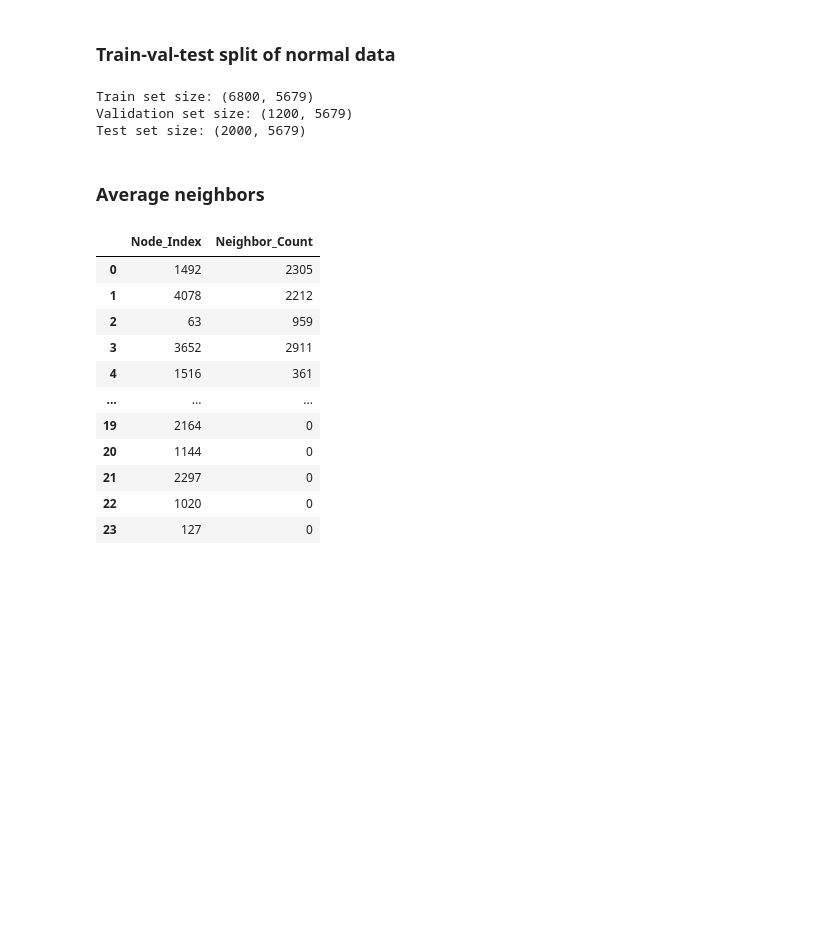
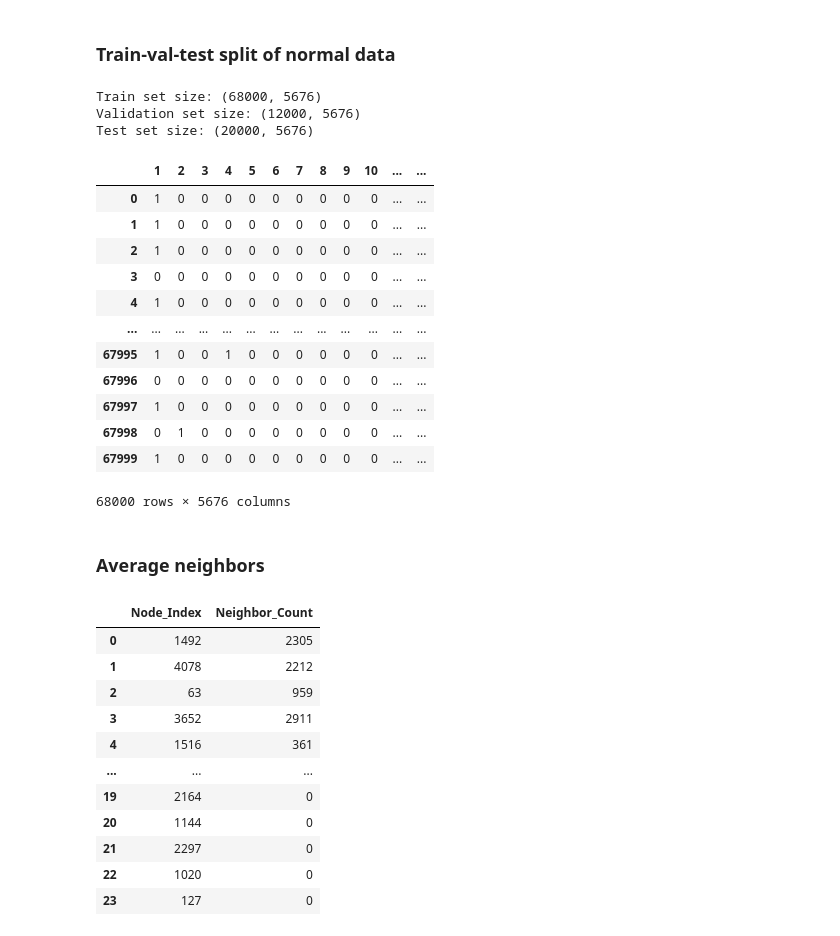
Before and after one commit to dszarvas/coNNect, a Jupyter notebook: coNNect.ipynb, the cells around one changed output. Drawn from its saved outputs; the diff is of its cells as text; code cells hidden in the pictures; blank space fills up the shorter version.

```diff
--- a/coNNect.ipynb
+++ b/coNNect.ipynb
@@ -749,14 +802,14 @@ only_neighbour_df = all_node_pairs['connected'] = all_node_pairs.apply(lambda ro
 from sklearn.model_selection import train_test_split
 
 
-train_pairs, test_pairs = train_test_split(sampled_node_pairs, test_size=0.2, random_state=42)
-train_pairs, val_pairs = train_test_split(train_pairs, test_size=0.15, random_state=42)
+train_x,test_x,  train_y, test_y = train_test_split(x, y, test_size=0.2, random_state=42)
+train_x, val_x,  train_y, val_y = train_test_split(train_x, train_y, test_size=0.15, random_state=42)
 
 
-print(f"Train set size: {train_pairs.shape}")
-print(f"Validation set size: {val_pairs.shape}")
-print(f"Test set size: {test_pairs.shape}")
+print(f"Train set size: {train_x.shape}")
+print(f"Validation set size: {val_x.shape}")
+print(f"Test set size: {test_x.shape}")
 # %% [output]
-Train set size: (6800, 5679)
-Validation set size: (1200, 5679)
-Test set size: (2000, 5679)
+Train set size: (68000, 5676)
+Validation set size: (12000, 5676)
+Test set size: (20000, 5676)
@@ -763,3 +832,19 @@ Test set size: (2000, 5679)
+# %%
+train_x
+# %% [output]
+|  | 1 | 2 | 3 | 4 | 5 | 6 | 7 | 8 | 9 | 10 | ... | ... |
+| 0 | 1 | 0 | 0 | 0 | 0 | 0 | 0 | 0 | 0 | 0 | ... | ... |
+| 1 | 1 | 0 | 0 | 0 | 0 | 0 | 0 | 0 | 0 | 0 | ... | ... |
+| 2 | 1 | 0 | 0 | 0 | 0 | 0 | 0 | 0 | 0 | 0 | ... | ... |
+| 3 | 0 | 0 | 0 | 0 | 0 | 0 | 0 | 0 | 0 | 0 | ... | ... |
+| 4 | 1 | 0 | 0 | 0 | 0 | 0 | 0 | 0 | 0 | 0 | ... | ... |
+| ... | ... | ... | ... | ... | ... | ... | ... | ... | ... | ... | ... | ... |
+| 67995 | 1 | 0 | 0 | 1 | 0 | 0 | 0 | 0 | 0 | 0 | ... | ... |
+| 67996 | 0 | 0 | 0 | 0 | 0 | 0 | 0 | 0 | 0 | 0 | ... | ... |
+| 67997 | 1 | 0 | 0 | 0 | 0 | 0 | 0 | 0 | 0 | 0 | ... | ... |
+| 67998 | 0 | 1 | 0 | 0 | 0 | 0 | 0 | 0 | 0 | 0 | ... | ... |
+| 67999 | 1 | 0 | 0 | 0 | 0 | 0 | 0 | 0 | 0 | 0 | ... | ... |
+68000 rows × 5676 columns
 # %% [markdown]
 ### Average neighbors
 # %%
```
Also changed, not shown: parts of 41 cells of this notebook.
